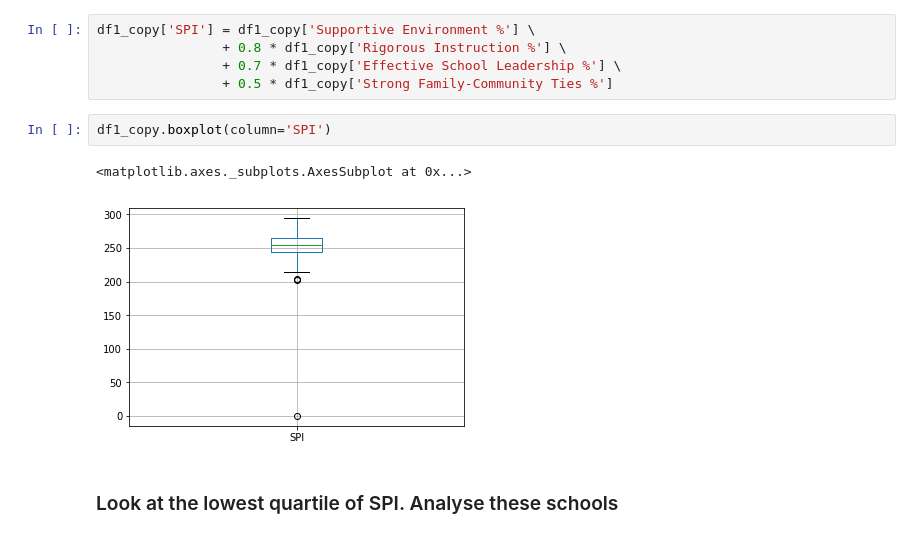
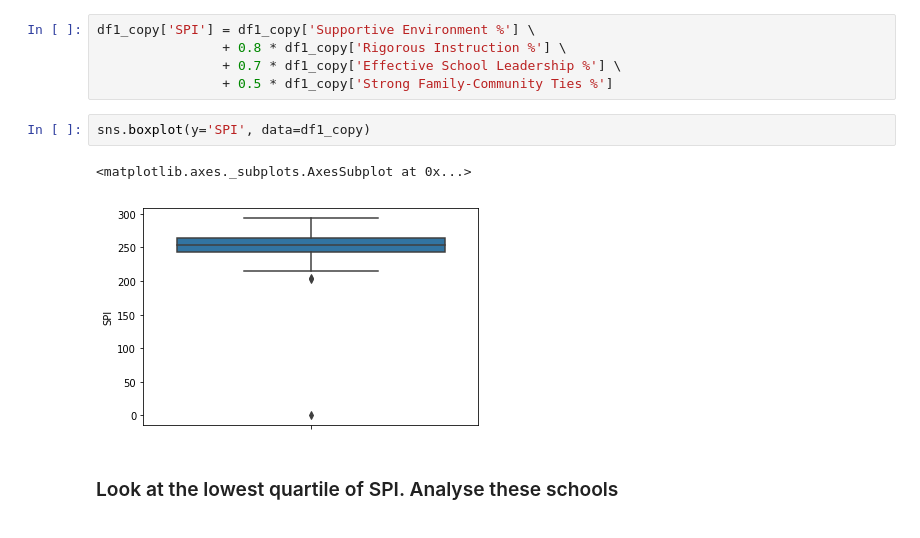
Before and after one commit to infocusp/passnyc_data_science_for_good, a Jupyter notebook: code/sandbox/brv/Data Understanding And Cleaning.ipynb, the cells around one changed output. Saved outputs shown, nothing was run; the diff lists cells and outputs as text.

```diff
--- a/code/sandbox/brv/Data Understanding And Cleaning.ipynb
+++ b/code/sandbox/brv/Data Understanding And Cleaning.ipynb
@@ -108,11 +108,11 @@ df1_copy['SPI'] = df1_copy['Supportive Environment %'] \
                 + 0.8 * df1_copy['Rigorous Instruction %'] \
                 + 0.7 * df1_copy['Effective School Leadership %'] \
                 + 0.5 * df1_copy['Strong Family-Community Ties %']
-# %%
-df1_copy.boxplot(column='SPI')
-# %% [output]
-<matplotlib.axes._subplots.AxesSubplot at 0x...>
-[figure, removed]
+# %%
+sns.boxplot(y='SPI', data=df1_copy)
+# %% [output]
+<matplotlib.axes._subplots.AxesSubplot at 0x...>
+[figure, added]
 # %% [markdown]
 <h3> Look at the lowest quartile of SPI. Analyse these schools </h3>
 # %%
```
Also changed, not shown: parts of 5 cells of this notebook, 1 other file.
